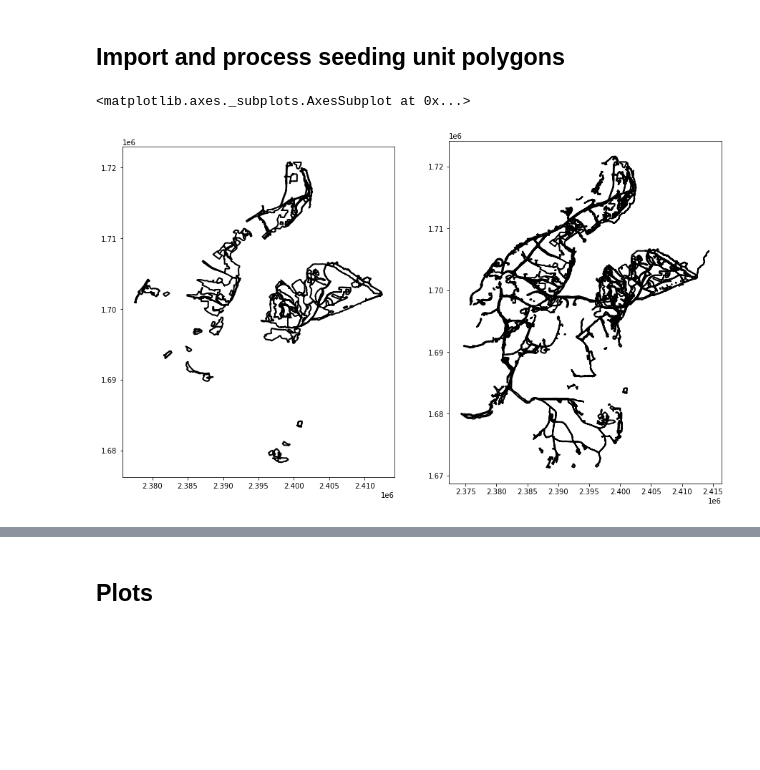
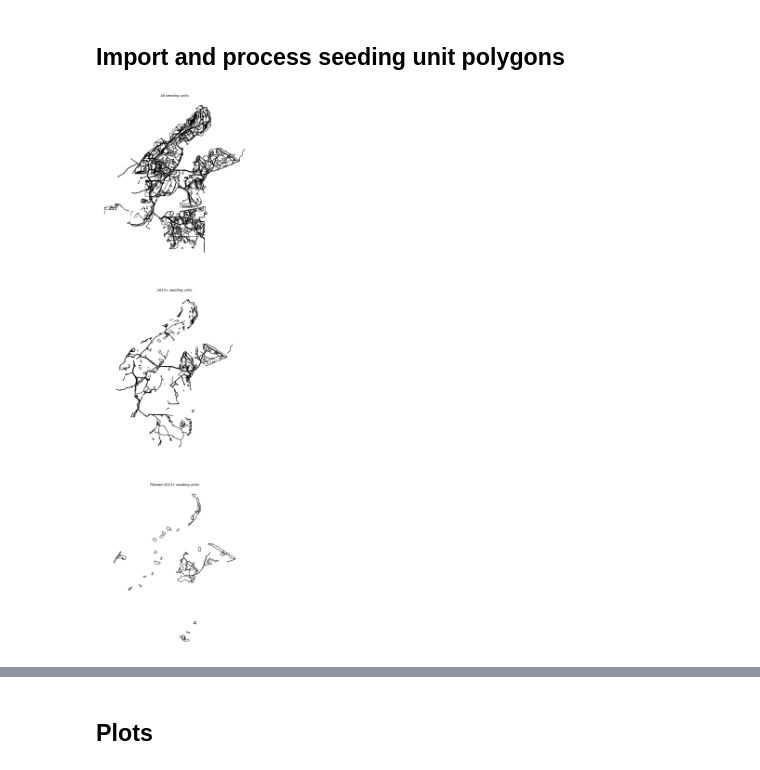
Before and after one commit to haselwimmer/vegetation-restoration-monitoring, a Jupyter notebook: final_notebooks/1-process-seeding-unit-vectors.ipynb, the cells around one changed output, grey strips where cells are left out. Drawn from its saved outputs; the diff is of its cells as text; code cells hidden in the pictures; blank space fills up the shorter version.

```diff
--- a/final_notebooks/1-process-seeding-unit-vectors.ipynb
+++ b/final_notebooks/1-process-seeding-unit-vectors.ipynb
@@ -27,7 +27,7 @@ mckinley_seeding_subset = mckinley_seeding.loc[:, [
     'Mine_Area', 'Start_Year', 'End_Year', 'GIS_Acre2', 'Agreement', 'Seed_Type', 'TYPE', 'geometry']]
 
 # Remove rows older than 2013
-drop = mckinley_seeding_subset[mckinley_seeding_subset['Start_Year'] < 2010].index
+drop = mckinley_seeding_subset[mckinley_seeding_subset['Start_Year'] < 2013].index
 mckinley_seeding_subset.drop(drop, inplace=True)
 # %%
 # Filter polygons to remove roads, tracks, ROW's
@@ -41,17 +43,37 @@ mckinley_seeding_subset_PARlo = mckinley_seeding_subset[mckinley_seeding_subset[
 # %%
 # Plot the filtered seeding units
-fig, (ax1, ax2) = plt.subplots(1, 2, figsize=(15, 20))
-mckinley_seeding_subset_PARlo.plot(ax=ax1,
+fig, (ax1, ax2, ax3) = plt.subplots(3, 1, figsize=(100, 60))
+
+mckinley_seeding.plot(ax=ax1,
+                      color='None',
+                      edgecolor='black',
+                      linewidth=2)
+
+ax1.set_title(
+    "All seeding units", fontsize=20)
+
+
+mckinley_seeding_subset.plot(ax=ax2,
+                             color='None',
+                             edgecolor='black',
+                             linewidth=2)
+
+ax2.set_title(
+    "2013+ seeding units", fontsize=20)
+
+mckinley_seeding_subset_PARlo.plot(ax=ax3,
                                    color='None',
                                    edgecolor='black',
                                    linewidth=2)
 
-mckinley_seeding_subset.plot(ax=ax2,
-                                   color='None',
-                                   edgecolor='black',
-                                   linewidth=2)
+ax3.set_title(
+    "Filtered 2013+ seeding units", fontsize=20)
+
+ax1.set_axis_off()
+ax2.set_axis_off()
+ax3.set_axis_off()
+plt.show()
 # %% [output]
-<matplotlib.axes._subplots.AxesSubplot at 0x...>
-[figure, old version]
+[figure, new version]
 # %%
 # Display the DF
```
Also changed, not shown: parts of 8 cells of this notebook, 5 other files.
